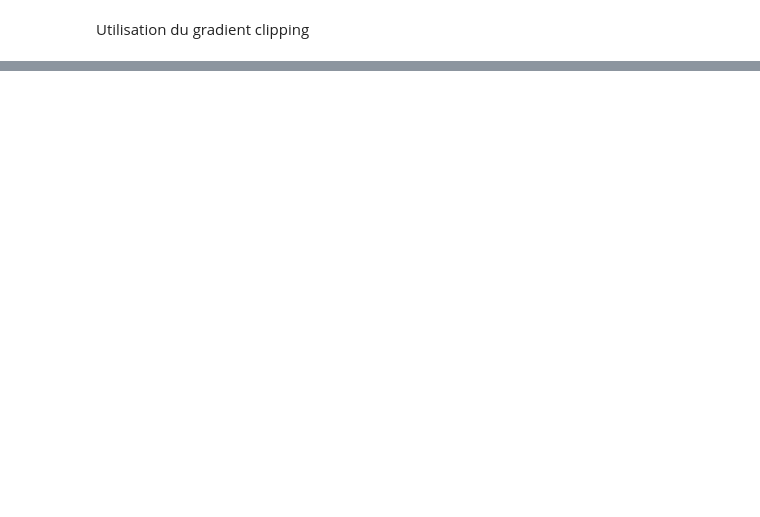
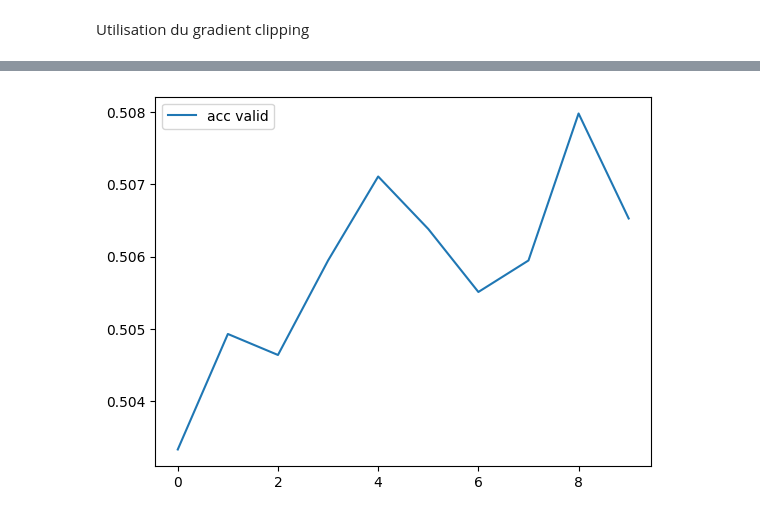
Before and after one commit to FeckNeck/deep-learning-project, a Jupyter notebook: index.ipynb, the cells around one changed output, grey strips where cells are left out. Drawn from its saved outputs; the diff is of its cells as text; code cells hidden in the pictures; blank space fills up the shorter version.

```diff
--- a/index.ipynb
+++ b/index.ipynb
@@ -732,0 +1062,6 @@ accuracy : 56.68%
+# %%
+plt.plot(x, [log_acc_val[i] for i in x], label="acc valid")
+plt.legend()
+plt.show()
+# %% [output]
+[figure, added]
```
Also changed, not shown: parts of 42 cells of this notebook.
